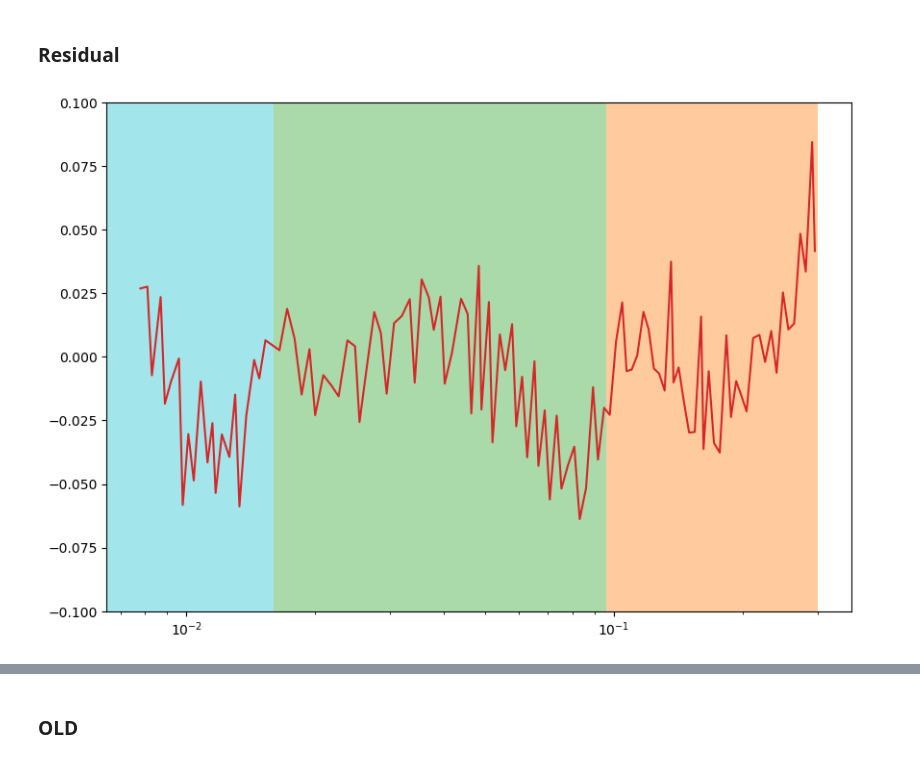
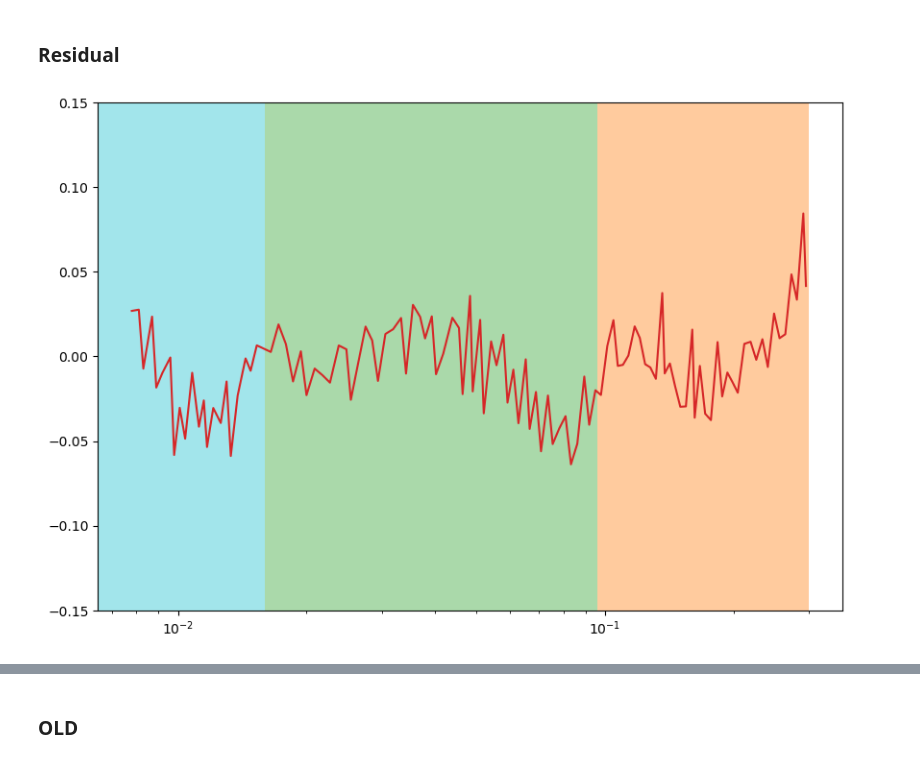
Before and after one commit to Athropos/ncplugin-SANSND, a Jupyter notebook: testcode/data/Teshi_fit.ipynb, the cells around one changed output, grey strips where cells are left out. Saved outputs shown, nothing was run; the diff lists cells and outputs as text; code cells hidden in the pictures.

```diff
--- a/testcode/data/Teshi_fit.ipynb
+++ b/testcode/data/Teshi_fit.ipynb
@@ -51,15 +51,15 @@ popt,pcov = curve_fit(GuinierANDPorod,
 perr = np.sqrt(np.diag(pcov))
 print(popt)
 
-def power_law(x,p):
+def power_law2(x,p):
     C = popt[0]*np.power(q1,p-popt[1])*np.exp((-q1**2*popt[2]**2)/(3-popt[1]))
     return C*np.power(x,-p)
 
 popt2,pcov2 = curve_fit(power_law2,
                       data["q"][mask_fit_PL],
                       data["I"][mask_fit_PL],
-                      p0=[1])
-                      #bounds=((0, 1, 0, 2,0), (np.inf,np.inf,20, 4,1)))
+                      p0=[1],
+                      bounds=((0), (np.inf)))
 perr2 = np.sqrt(np.diag(pcov2))
 print(popt2)
 
@@ -71,7 +71,7 @@ x_fit2 =[x for x in np.linspace(0.0075,q1,100)]
 y_fit2=power_law2(pd.Series(x_fit2),*popt2)
 
 label_string_GP = f" A={popt[0]:.0f}$\pm${perr[0]:.1f}\n s={popt[1]:.2f}$\pm${perr[1]:.2f}\n $r_g$={popt[2]:.2f}$\pm${perr[2]:.2f}\n m={popt[3]:.2f}$\pm${perr[3]:.2f}\n"
-label_string_pl = f" p={popt2[0]:.2f}$\pm${perr2[0]:.2f} "
+label_string_pl = f" p={popt2[0]:.2f}$\pm${perr2[0]:.2f}"
 
 #Graphical decorators
 ymin, ymax = ax.get_ylim()
@@ -79,8 +79,8 @@ xmin, xmax = ax.get_xlim()
 #plt.vlines(q1,ymin,ymax)
 ax.annotate(r'$q_1$',
             xy=(q1+0.001,0.03)
-            )
-ax.annotate('Power Law\n'+r'C/$q^{-p}$',
+           )
+ax.annotate('Power Law\n'+r'C$q^{-p}$',
             xy=(0.006,1e3)
             )
 plt.axvspan(xmin,q1, facecolor='tab:cyan', alpha=0.4)
@@ -98,7 +98,7 @@ ax.annotate(f'$q_2$',
             )
 plt.axvspan(q1,q2, facecolor='tab:green', alpha=0.4)
 plt.axvspan(q2,0.3, facecolor='tab:orange', alpha=0.4)
-ax.annotate('Porod\n'+r'B/$q^{-m}$',
+ax.annotate('Porod\n'+r'B$q^{-m}$',
             xy=(0.15,1e3)
             )
 
@@ -123,15 +123,15 @@ Relative diff. @q2:  -0.03682537314819688
 # %%
 fig, ax = plt.subplots(1,1, figsize=(10, 7), dpi=100)
 
 residual_GP = (data["I"][mask_fit_guinierANDporod] - GuinierANDPorod(data["q"][mask_fit_guinierANDporod],*popt))/data["I"][mask_fit_guinierANDporod]
 residual_pl = (data["I"][mask_fit_PL] - power_law2(data["q"][mask_fit_PL],*popt2))/data["I"][mask_fit_PL]
 
 plt.plot(pd.concat([data["q"][mask_fit_PL],data["q"][mask_fit_guinierANDporod]]),pd.concat([residual_pl,residual_GP]), c="tab:red")
 xmin, xmax = ax.get_xlim()
 plt.axvspan(xmin,q1, facecolor='tab:cyan', alpha=0.4)
 plt.axvspan(q1,q2, facecolor='tab:green', alpha=0.4)
 plt.axvspan(q2,0.3, facecolor='tab:orange', alpha=0.4)
-plt.ylim(-0.1,0.1)
+plt.ylim(-0.15,0.15)
 plt.xscale("log")
 # %% [output]
-[figure, old version]
+[figure, new version]
```
Also changed, not shown: parts of 4 cells of this notebook, 6 other files.
